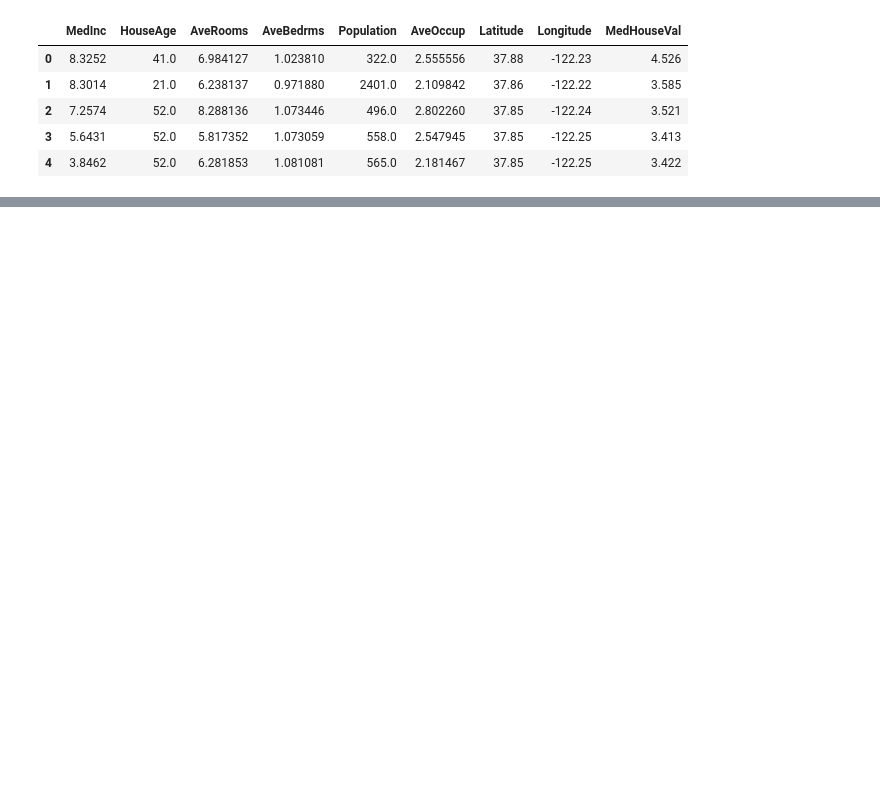
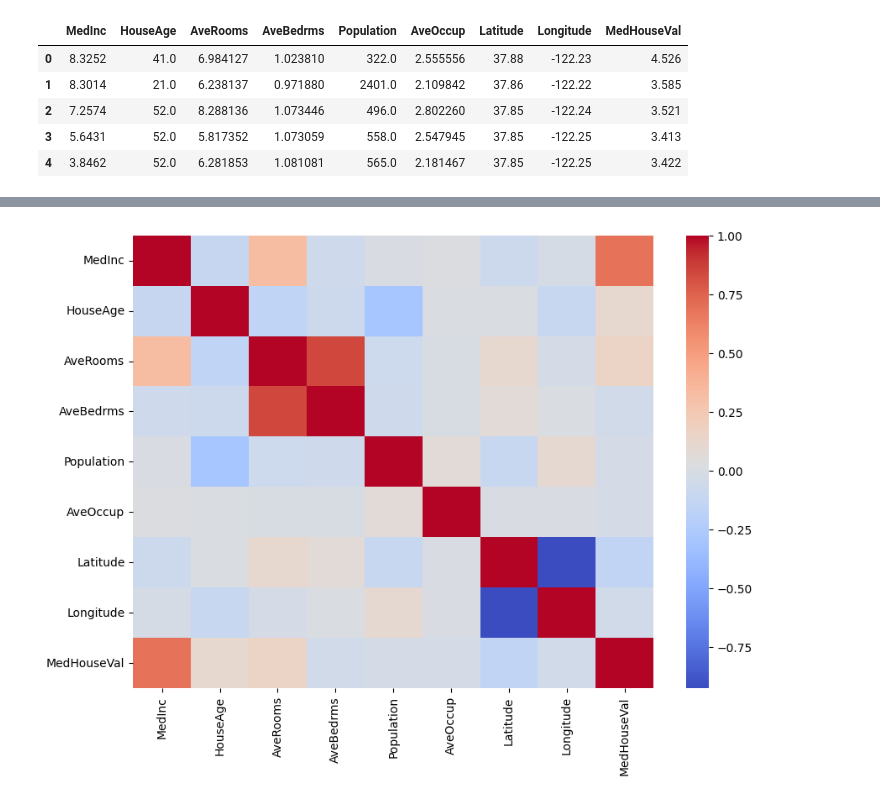
Before and after one commit to AanandPandit/aiml_engineer, a Jupyter notebook: Supervised Learning/House_prediction.ipynb, the cells around one changed output, grey strips where cells are left out. Cells and saved outputs as stored; diff of their text form; code cells hidden in the pictures; blank space fills up the shorter version.

```diff
--- a/Supervised Learning/House_prediction.ipynb
+++ b/Supervised Learning/House_prediction.ipynb
@@ -20,0 +98,9 @@ df.head()
+# %%
+# 2. Correlation Heatmap
+# Heatmap to visualize correlation between features which means how features are related to each other
+
+plt.figure(figsize=(10, 7))
+sns.heatmap(df.corr(), annot=False, cmap='coolwarm')
+plt.show()
+# %% [output]
+[figure, added]
```
Also changed, not shown: parts of 8 cells of this notebook.
